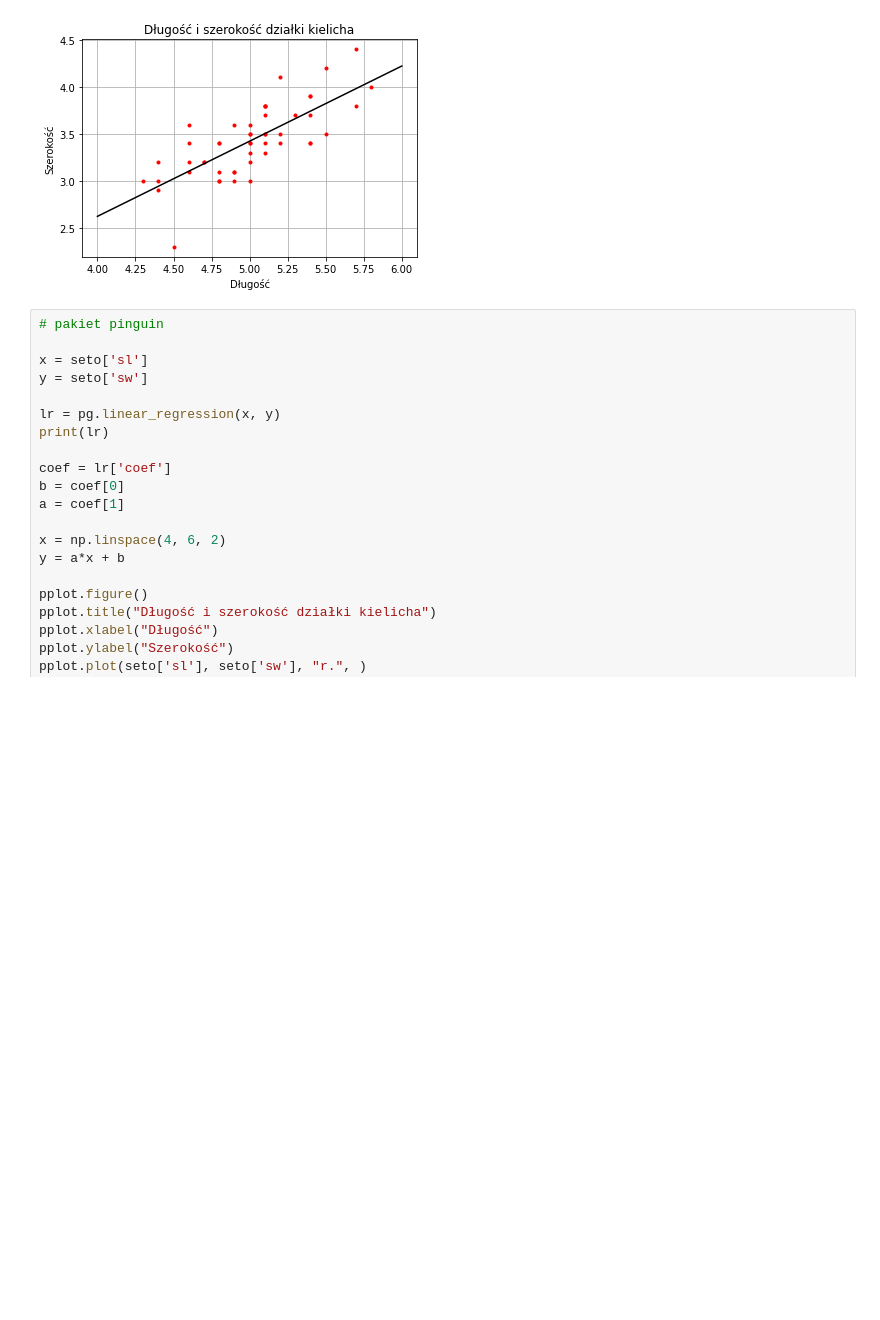
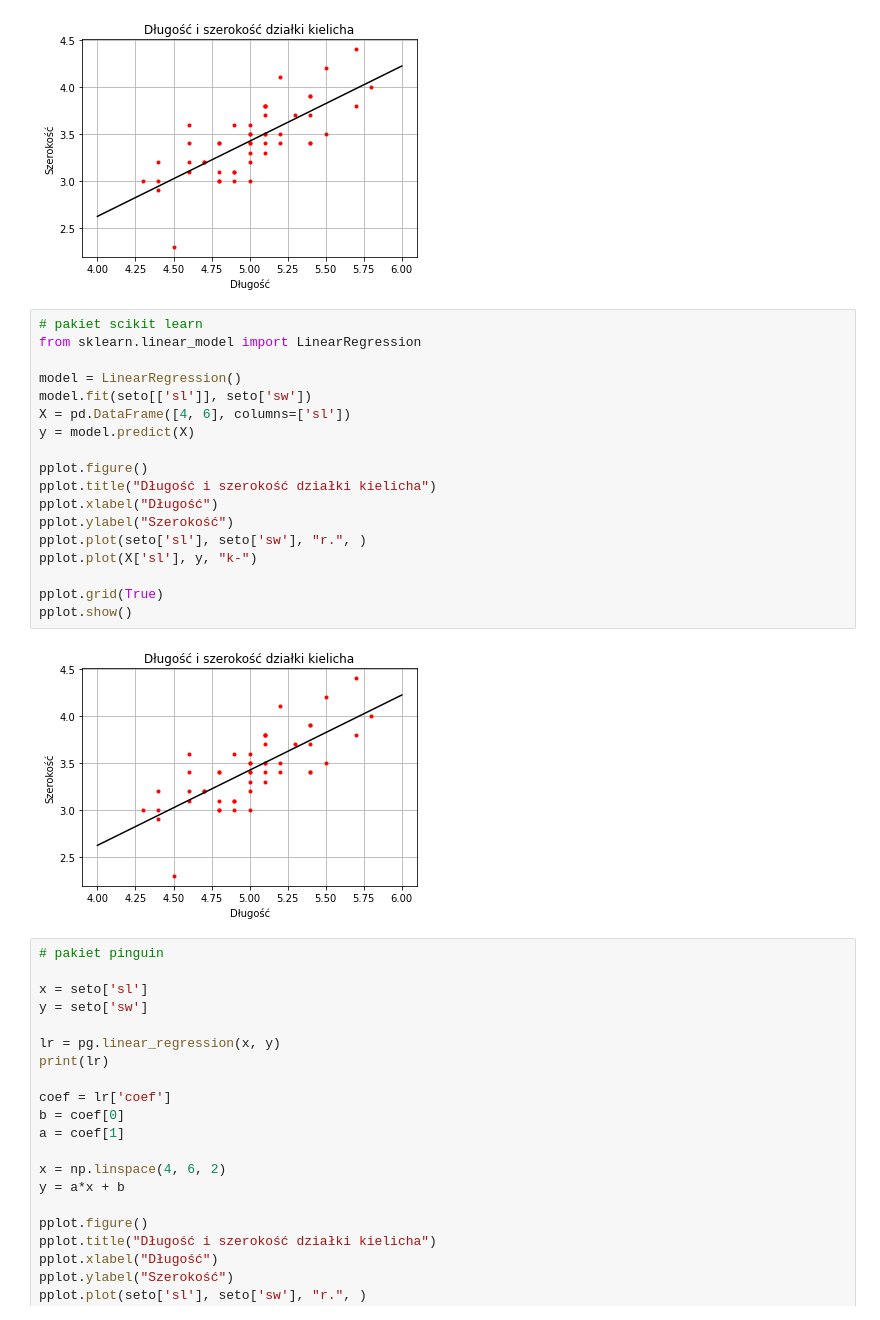
Before and after one commit to PiotrMaciejKowalski/kurs-analiza-danych-2022, a Jupyter notebook: Tydzień 3/Podstawy_analizy_danych.ipynb, the cells around one changed output. Drawn from its saved outputs; the diff is of its cells as text; blank space fills up the shorter version.

```diff
--- a/Tydzień 3/Podstawy_analizy_danych.ipynb
+++ b/Tydzień 3/Podstawy_analizy_danych.ipynb
@@ -338,6 +372,26 @@ pplot.show()
 # %% [output]
 LinregressResult(slope=0.7985283006471534, intercept=-0.5694326730396502, rvalue=0.7425466856651596, pvalue=6.70984301766061e-10, stderr=0.10396505428522793, intercept_stderr=0.5217119323765155)
 [figure]
+# %%
+# pakiet scikit learn
+from sklearn.linear_model import LinearRegression
+
+model = LinearRegression()
+model.fit(seto[['sl']], seto['sw'])
+X = pd.DataFrame([4, 6], columns=['sl'])
+y = model.predict(X)
+
+pplot.figure()
+pplot.title("Długość i szerokość działki kielicha")
+pplot.xlabel("Długość")
+pplot.ylabel("Szerokość")
+pplot.plot(seto['sl'], seto['sw'], "r.", )
+pplot.plot(X['sl'], y, "k-")
+
+pplot.grid(True)
+pplot.show()
+# %% [output]
+[figure, added]
 # %%
 # pakiet pinguin
 
```
Also changed, not shown: parts of 9 cells of this notebook.
